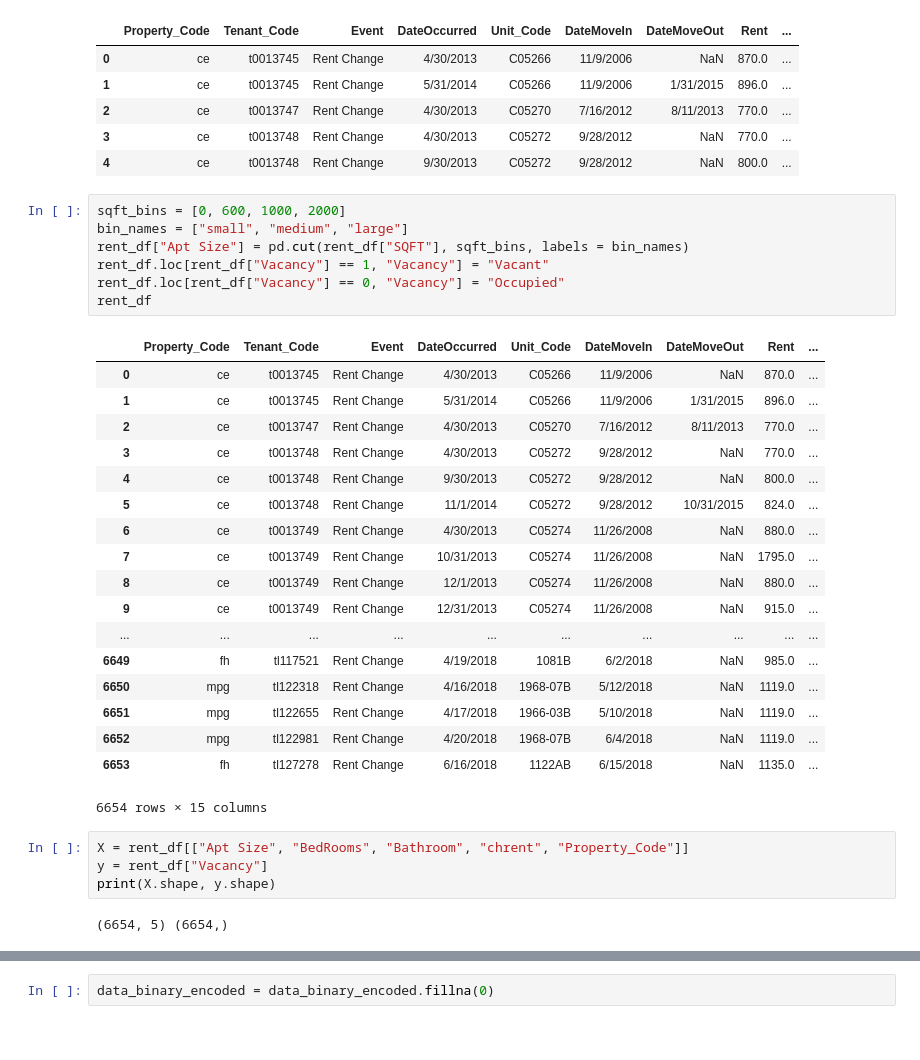
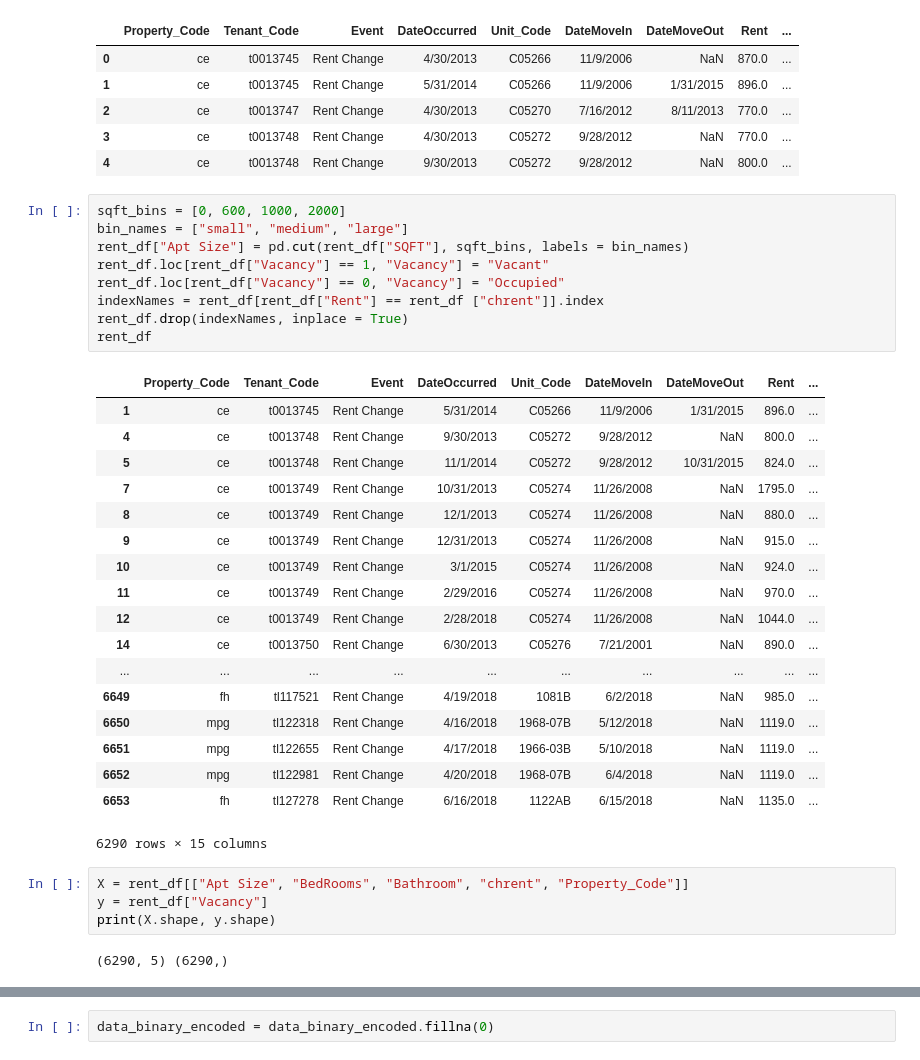
Before and after one commit to richinohio/Final_Project, a Jupyter notebook: Logistic_Regression.ipynb, the cells around one changed output, grey strips where cells are left out. Cells and saved outputs as stored; diff of their text form.

```diff
--- a/Logistic_Regression.ipynb
+++ b/Logistic_Regression.ipynb
@@ -22,35 +22,37 @@ rent_df.head()
 # %%
 sqft_bins = [0, 600, 1000, 2000]
 bin_names = ["small", "medium", "large"]
 rent_df["Apt Size"] = pd.cut(rent_df["SQFT"], sqft_bins, labels = bin_names)
 rent_df.loc[rent_df["Vacancy"] == 1, "Vacancy"] = "Vacant"
 rent_df.loc[rent_df["Vacancy"] == 0, "Vacancy"] = "Occupied"
+indexNames = rent_df[rent_df["Rent"] == rent_df ["chrent"]].index
+rent_df.drop(indexNames, inplace = True)
 rent_df
 # %% [output]
 |  | Property_Code | Tenant_Code | Event | DateOccurred | Unit_Code | DateMoveIn | DateMoveOut | Rent | ... |
-| 0 | ce | t0013745 | Rent Change | 4/30/2013 | C05266 | 11/9/2006 | NaN | 870.0 | ... |
 | 1 | ce | t0013745 | Rent Change | 5/31/2014 | C05266 | 11/9/2006 | 1/31/2015 | 896.0 | ... |
-| 2 | ce | t0013747 | Rent Change | 4/30/2013 | C05270 | 7/16/2012 | 8/11/2013 | 770.0 | ... |
-| 3 | ce | t0013748 | Rent Change | 4/30/2013 | C05272 | 9/28/2012 | NaN | 770.0 | ... |
 | 4 | ce | t0013748 | Rent Change | 9/30/2013 | C05272 | 9/28/2012 | NaN | 800.0 | ... |
 | 5 | ce | t0013748 | Rent Change | 11/1/2014 | C05272 | 9/28/2012 | 10/31/2015 | 824.0 | ... |
-| 6 | ce | t0013749 | Rent Change | 4/30/2013 | C05274 | 11/26/2008 | NaN | 880.0 | ... |
 | 7 | ce | t0013749 | Rent Change | 10/31/2013 | C05274 | 11/26/2008 | NaN | 1795.0 | ... |
 | 8 | ce | t0013749 | Rent Change | 12/1/2013 | C05274 | 11/26/2008 | NaN | 880.0 | ... |
 | 9 | ce | t0013749 | Rent Change | 12/31/2013 | C05274 | 11/26/2008 | NaN | 915.0 | ... |
+| 10 | ce | t0013749 | Rent Change | 3/1/2015 | C05274 | 11/26/2008 | NaN | 924.0 | ... |
+| 11 | ce | t0013749 | Rent Change | 2/29/2016 | C05274 | 11/26/2008 | NaN | 970.0 | ... |
+| 12 | ce | t0013749 | Rent Change | 2/28/2018 | C05274 | 11/26/2008 | NaN | 1044.0 | ... |
+| 14 | ce | t0013750 | Rent Change | 6/30/2013 | C05276 | 7/21/2001 | NaN | 890.0 | ... |
 | ... | ... | ... | ... | ... | ... | ... | ... | ... | ... |
 | 6649 | fh | tl117521 | Rent Change | 4/19/2018 | 1081B | 6/2/2018 | NaN | 985.0 | ... |
 | 6650 | mpg | tl122318 | Rent Change | 4/16/2018 | 1968-07B | 5/12/2018 | NaN | 1119.0 | ... |
 | 6651 | mpg | tl122655 | Rent Change | 4/17/2018 | 1966-03B | 5/10/2018 | NaN | 1119.0 | ... |
 | 6652 | mpg | tl122981 | Rent Change | 4/20/2018 | 1968-07B | 6/4/2018 | NaN | 1119.0 | ... |
 | 6653 | fh | tl127278 | Rent Change | 6/16/2018 | 1122AB | 6/15/2018 | NaN | 1135.0 | ... |
-6654 rows × 15 columns
+6290 rows × 15 columns
 # %%
 X = rent_df[["Apt Size", "BedRooms", "Bathroom", "chrent", "Property_Code"]]
 y = rent_df["Vacancy"]
 print(X.shape, y.shape)
 # %% [output]
-(6654, 5) (6654,)
+(6290, 5) (6290,)
 # %%
 data = X.copy()
 
```
Also changed, not shown: parts of 4 cells of this notebook, 3 other files.
